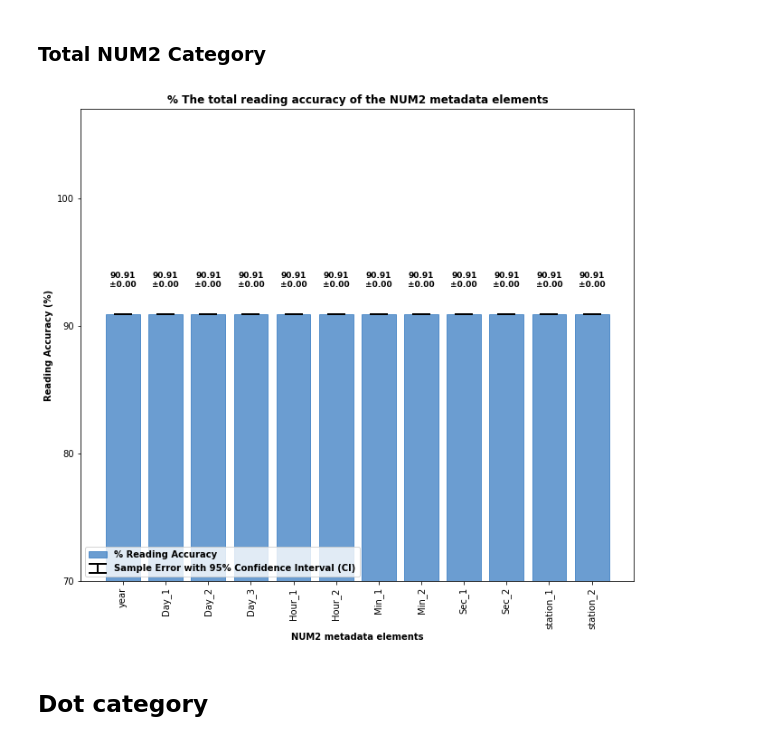
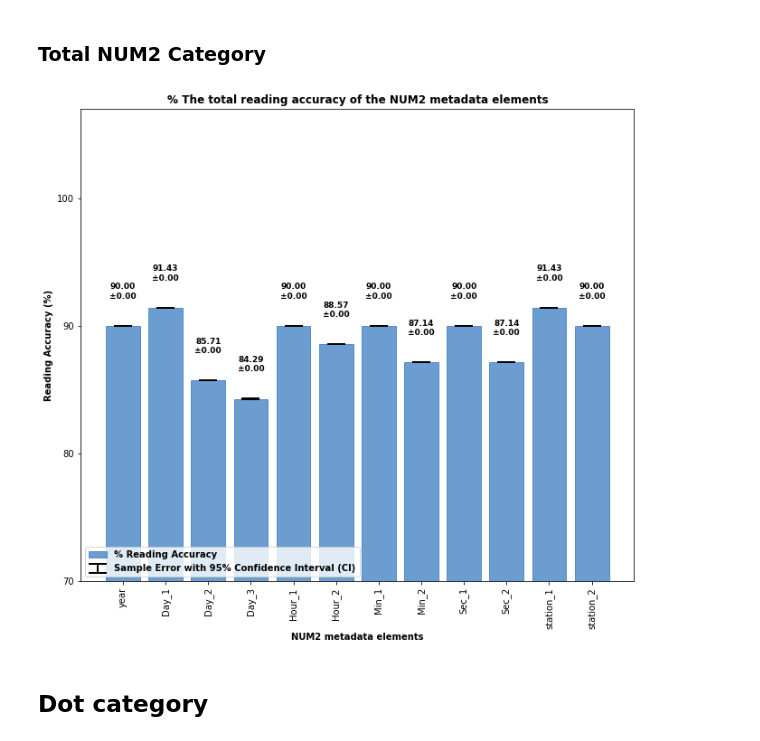
Before and after one commit to asc-csa/Alouette_ISIS_extract, a Jupyter notebook: code/C_Overall Metadata Reading Accuracy for Alouette-1.ipynb, the cells around one changed output. Cells and saved outputs as stored; diff of their text form; code cells hidden in the pictures.

```diff
--- a/code/C_Overall Metadata Reading Accuracy for Alouette-1.ipynb
+++ b/code/C_Overall Metadata Reading Accuracy for Alouette-1.ipynb
@@ -256,0 +237,2 @@ Confidence Interval for the "station_2" element: 6.42
+# %%
+column_sums_num2I = analyze_batch ("L:/DATA/Alouette_I/BATCH_I_Run2/07_Accuracy/BatchI_num2_QA.csv", 'Batch_I', 'NUM2', total_df_num2_1)
@@ -279,0 +260,2 @@ Confidence Interval for the "station_2" element: 11.07
+# %%
+column_sums_num2II  = analyze_batch ("L:/DATA/Alouette_I/BATCH_II_Run2/07_MQA/Batch2_QA_num2.csv", 'Batch_II', 'NUM2', total_df_num2_II)
@@ -280,8 +281,2 @@ Confidence Interval for the "station_2" element: 11.07
 # %% [markdown]
 ### Total NUM2 Category
-# %%
-sample_size = total_df_num2_1 + total_df_num2_II
-combined_accuracy_data = calculate_combined_accuracy(n_BATCH_I_images_correct, n_BATCH_I_sample,  n_BATCH_II_images_correct , n_BATCH_II_sample, sample_size)
-plot_combined_accuracy('NUM2', combined_accuracy_data)
-# %% [output]
-[figure, removed]
@@ -334,3 +283,9 @@ plt.show()
+# %%
+sample_size = total_df_num2_1 + total_df_num2_II
+combined_accuracy_data = calculate_combined_accuracy(column_sums_num2I, column_sums_num2II, sample_size, 70)
+plot_combined_accuracy('NUM2', combined_accuracy_data)
+# %% [output]
+[figure, added]
 # %% [markdown]
 ## Dot category
 # %%
```
Also changed, not shown: parts of 17 cells of this notebook.
